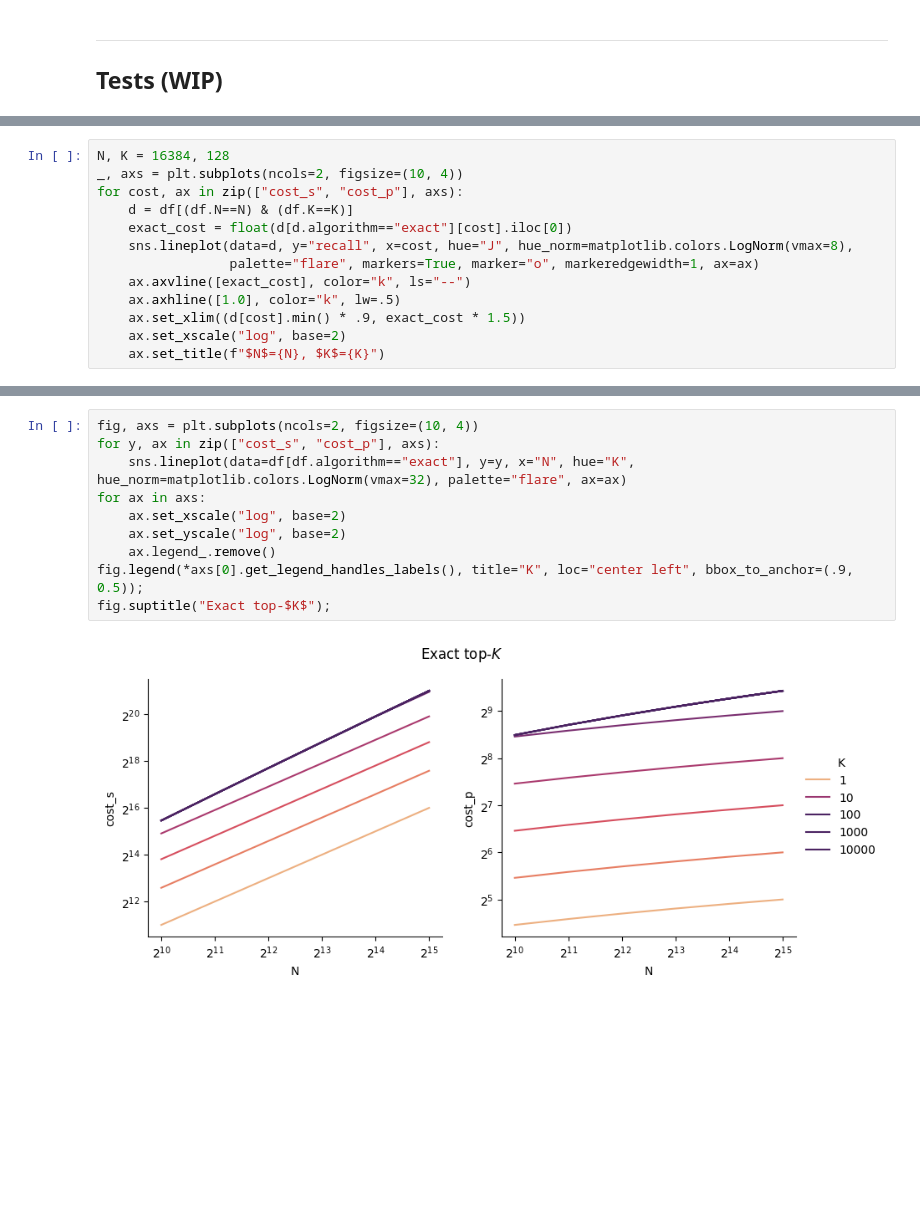
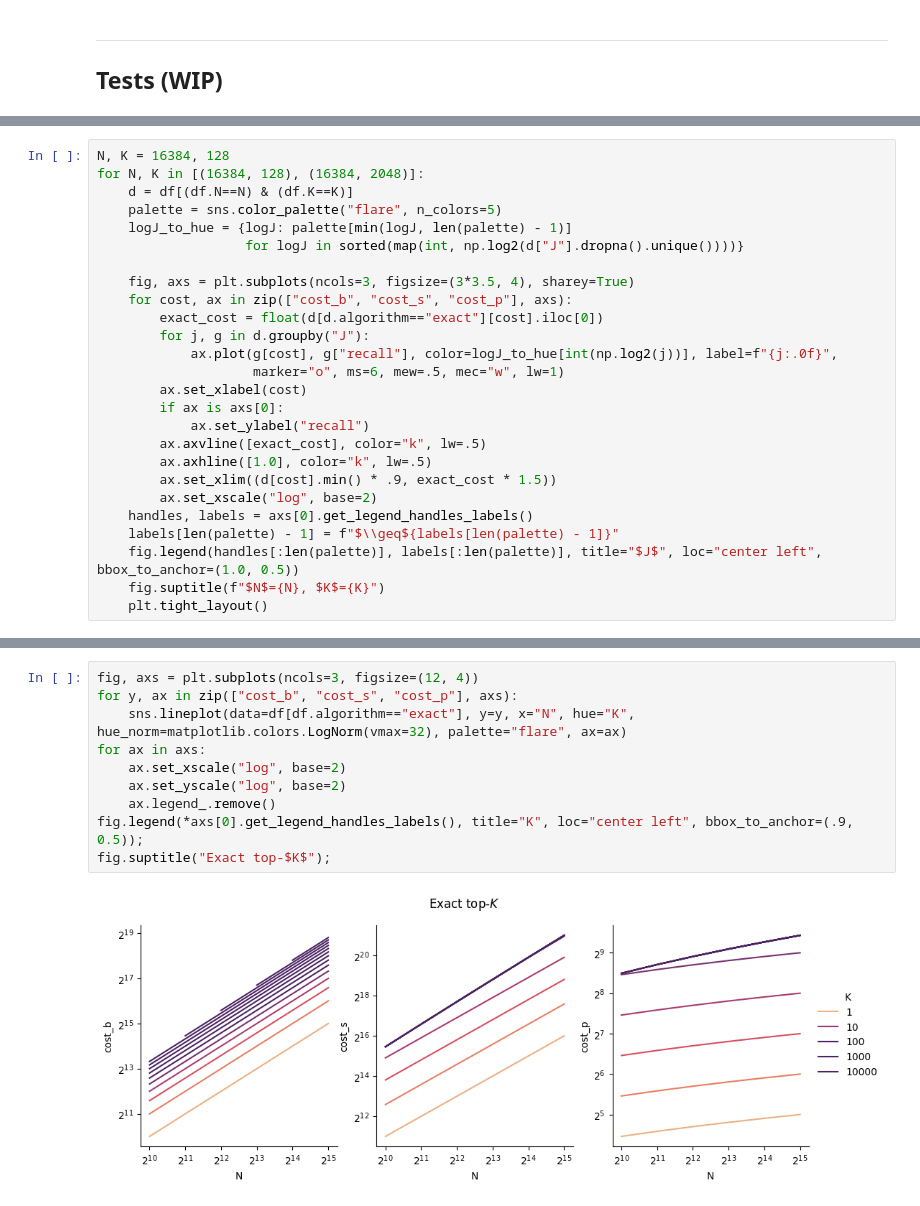
Before and after one commit to graphcore-research/pytorch-approx-topk, a Jupyter notebook: notebooks/20240906-modelling.ipynb, the cells around one changed output, grey strips where cells are left out. Saved outputs shown, nothing was run; the diff lists cells and outputs as text; blank space fills up the shorter version.

```diff
--- a/notebooks/20240906-modelling.ipynb
+++ b/notebooks/20240906-modelling.ipynb
@@ -217,13 +232,0 @@ df.head()
-# %%
-N, K = 16384, 128
-_, axs = plt.subplots(ncols=2, figsize=(10, 4))
-for cost, ax in zip(["cost_s", "cost_p"], axs):
-    d = df[(df.N==N) & (df.K==K)]
-    exact_cost = float(d[d.algorithm=="exact"][cost].iloc[0])
-    sns.lineplot(data=d, y="recall", x=cost, hue="J", hue_norm=matplotlib.colors.LogNorm(vmax=8),
-                 palette="flare", markers=True, marker="o", markeredgewidth=1, ax=ax)
-    ax.axvline([exact_cost], color="k", ls="--")
-    ax.axhline([1.0], color="k", lw=.5)
-    ax.set_xlim((d[cost].min() * .9, exact_cost * 1.5))
-    ax.set_xscale("log", base=2)
-    ax.set_title(f"$N$={N}, $K$={K}")
@@ -231,0 +264,26 @@ for cost, ax in zip(["cost_s", "cost_p"], axs):
+# %%
+N, K = 16384, 128
+for N, K in [(16384, 128), (16384, 2048)]:
+    d = df[(df.N==N) & (df.K==K)]
+    palette = sns.color_palette("flare", n_colors=5)
+    logJ_to_hue = {logJ: palette[min(logJ, len(palette) - 1)]
+                   for logJ in sorted(map(int, np.log2(d["J"].dropna().unique())))}
+
+    fig, axs = plt.subplots(ncols=3, figsize=(3*3.5, 4), sharey=True)
+    for cost, ax in zip(["cost_b", "cost_s", "cost_p"], axs):
+        exact_cost = float(d[d.algorithm=="exact"][cost].iloc[0])
+        for j, g in d.groupby("J"):
+            ax.plot(g[cost], g["recall"], color=logJ_to_hue[int(np.log2(j))], label=f"{j:.0f}",
+                    marker="o", ms=6, mew=.5, mec="w", lw=1)
+        ax.set_xlabel(cost)
+        if ax is axs[0]:
+            ax.set_ylabel("recall")
+        ax.axvline([exact_cost], color="k", lw=.5)
+        ax.axhline([1.0], color="k", lw=.5)
+        ax.set_xlim((d[cost].min() * .9, exact_cost * 1.5))
+        ax.set_xscale("log", base=2)
+    handles, labels = axs[0].get_legend_handles_labels()
+    labels[len(palette) - 1] = f"$\\geq${labels[len(palette) - 1]}"
+    fig.legend(handles[:len(palette)], labels[:len(palette)], title="$J$", loc="center left", bbox_to_anchor=(1.0, 0.5))
+    fig.suptitle(f"$N$={N}, $K$={K}")
+    plt.tight_layout()
@@ -232,12 +293,12 @@ for cost, ax in zip(["cost_s", "cost_p"], axs):
 # %%
-fig, axs = plt.subplots(ncols=2, figsize=(10, 4))
-for y, ax in zip(["cost_s", "cost_p"], axs):
+fig, axs = plt.subplots(ncols=3, figsize=(12, 4))
+for y, ax in zip(["cost_b", "cost_s", "cost_p"], axs):
     sns.lineplot(data=df[df.algorithm=="exact"], y=y, x="N", hue="K", hue_norm=matplotlib.colors.LogNorm(vmax=32), palette="flare", ax=ax)
 for ax in axs:
     ax.set_xscale("log", base=2)
     ax.set_yscale("log", base=2)
     ax.legend_.remove()
 fig.legend(*axs[0].get_legend_handles_labels(), title="K", loc="center left", bbox_to_anchor=(.9, 0.5));
 fig.suptitle("Exact top-$K$");
 # %% [output]
-[figure, old version]
+[figure, new version]
```
Also changed, not shown: parts of 8 cells of this notebook.
